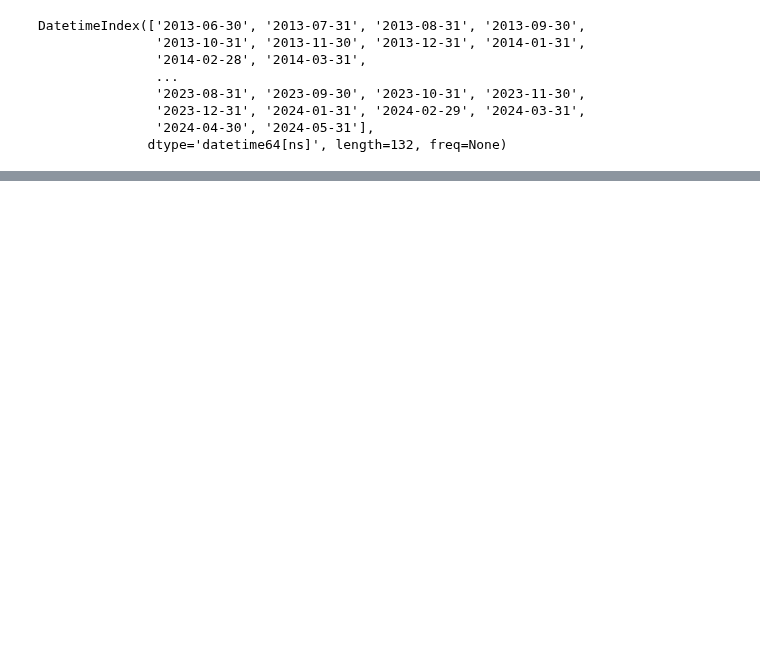
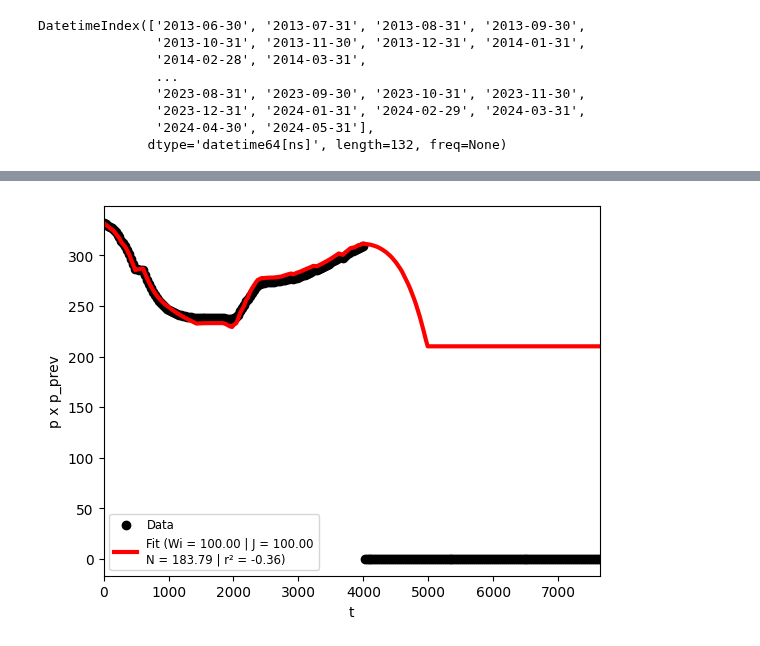
Before and after one commit to marcelogarret/projeto_mestrado, a Jupyter notebook: EBM_FIT_UNISIM_M.ipynb, the cells around one changed output, grey strips where cells are left out. Cells and saved outputs as stored; diff of their text form; code cells hidden in the pictures; blank space fills up the shorter version.

```diff
--- a/EBM_FIT_UNISIM_M.ipynb
+++ b/EBM_FIT_UNISIM_M.ipynb
@@ -353,4 +366,6 @@ fc
 # %%
-fc.iloc[-1, 1] = "Novo valor"
-fc
+# fc.iloc[-1, 1] = "Novo valor"
+# fc
+# fc.shape[0]
+fc.iloc[-1, 6]
 # %% [output]
@@ -369,0 +398,72 @@ fc
+# %%
+train_fc = fc.copy()
+# train = train.drop(["Gp", "Bt", "Bo", "Bg", "Rs", "F", "Eo", "Eg", "Efw", "p", "dt", "dp"], axis=1)
+
+p_fc=train_fc["Press"].values
+t_fc=train_fc["t"].values
+dt_fc=train_fc["dt"].values
+npp_fc=train_fc["Np"].values
+gp_fc=train_fc["Gp"].values
+rp_fc=train_fc["Rp"].values
+wp_fc=train_fc["Wp"].values
+winj_fc=train_fc["Winj"].values
+rp_fc=((train_fc["Gp"]/train_fc["Np"]).fillna(0)).values
+# %%
+## Previsao de pressao
+
+p_prev_fc=np.zeros(len(t_fc))
+we_aquif_fc=np.zeros(len(t_fc))
+ppa_med_fc=np.zeros(len(t_fc))
+we_ebm_fc=np.zeros(len(t_fc))
+
+for i in range(len(t_fc)):
+  if i == 0:
+    p_prev_fc[i]=p[0]
+    we_aquif_fc[i]=0
+    ppa_med_fc[i]=p[0]
+    we_ebm_fc[i]=0
+  else:
+    # Função objetivo
+    def obj_f(x, m, N, Wei, J):
+      pn = x[0]  # pressao prevista
+
+      ## Aquifero
+      ppa_med_fc[i-1]=p[0]*(1-(we_aquif_fc[i-1]/Wei))
+      we_aquif_fc[i]=we_aquif_fc[i-1]+(Wei/p[0])*(ppa_med_fc[i-1]-pn)*(1-np.exp(-J*p[0]*dt_fc[i]/Wei))
+
+      ## EBM
+      if pn < pb:
+        bop = 0.0012 * pn + 1.1538
+        rsp = 0.4655 * pn + 15.0114
+      else:
+        bop = bob - co * (pn - pb)
+        rsp = Rsi
+
+      bgp = 1.40676*pn**(-1.04229)
+      fp=npp_fc[i]*(bop+(rp_fc[i]-rsp)*bgp)+(wp_fc[i]-winj_fc[i])*Bw
+      eop=bop-bo[0]+(Rsi-rsp)*bgp
+      egp=bo[0]*((bgp/bg[0])-1)
+      efwp=(1+m)*bo[0]*((cf+cw*Swi)/(1-Swi))*(p[0]-pn)
+      we_ebm_fc[i]=fp-N*(eop+m*egp+efwp)*10**6
+
+      return (we_ebm_fc[i] - we_aquif_fc[i]) ** 2
+
+    x0 = [p_prev_fc[i-1]]
+    result = minimize(obj_f, x0, args=(m, N_est, Wei_est, J_est))
+    p_prev_fc[i]=result.x[0]
+
+  ppa_med_fc[i]=p[0]*(1-(we_aquif_fc[i]/Wei_est))
+
+r2_2 = r2_score(p_fc, p_prev_fc)
+# print(p_prev_fc)
+
+plt.scatter(t_fc, p_fc, label="Data", color="black")
+plt.plot(t_fc, p_prev_fc, label=f"Fit (Wi = {Wi_est:0.2f} | J = {J_est:0.2f}" + "\n" + f"N = {N_est:0.2f} | r\N{SUPERSCRIPT TWO} = {r2_2:.2f})", color="red", linewidth=3)
+# plt.plot(t_fc, ppa_med_fc, label="Aquif. Pressure", color="blue", linewidth=3)
+plt.legend(fontsize='small')
+plt.xlabel("t")
+plt.ylabel("p x p_prev")
+plt.xlim(0, fc.iloc[-1, 6])
+plt.show()
+# %% [output]
+[figure, added]
```
Also changed, not shown: parts of 9 cells of this notebook.
